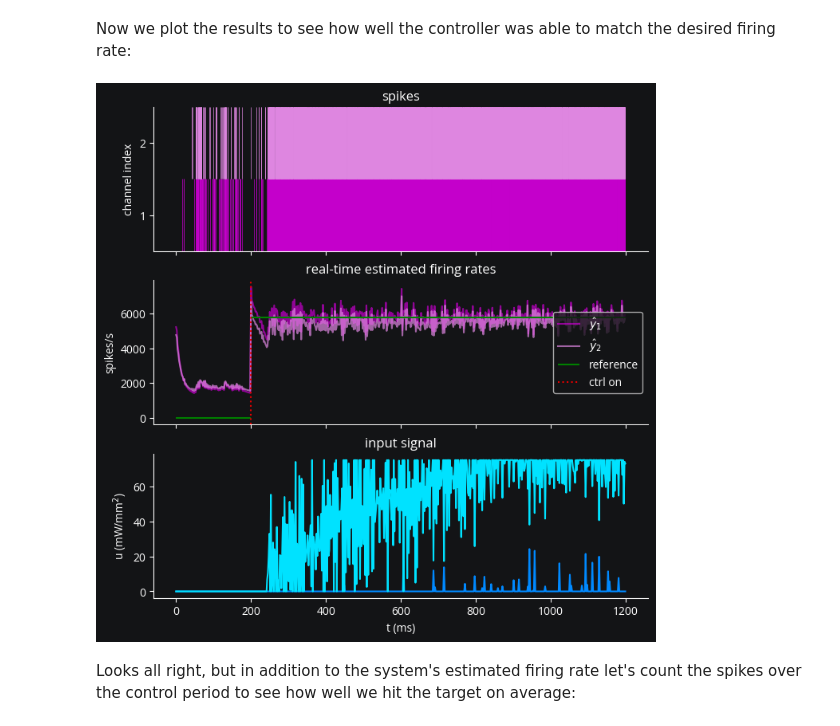
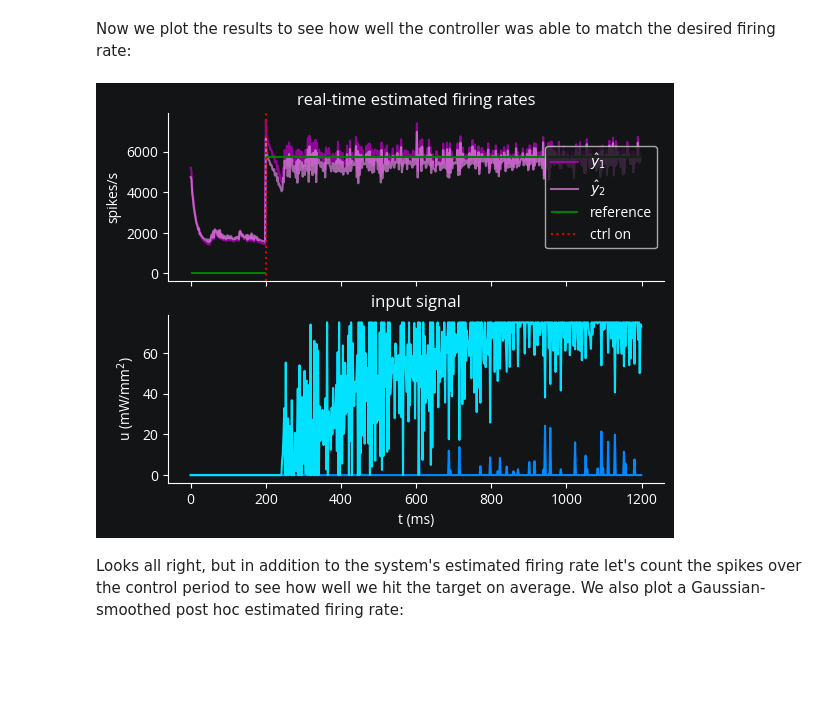
Before and after one commit to siplab-gt/cleo, a Jupyter notebook: docs/tutorials/lqr_ctrl_ldsctrlest.ipynb, the cells around one changed output. Drawn from its saved outputs; the diff is of its cells as text; code cells hidden in the pictures; blank space fills up the shorter version.

Commit message:
revamp ldsCtrlEst tutorial

```diff
--- a/docs/tutorials/lqr_ctrl_ldsctrlest.ipynb
+++ b/docs/tutorials/lqr_ctrl_ldsctrlest.ipynb
@@ -194,10 +192,7 @@ for trial in range(n_trials):
 # %% [markdown]
 We configure the {class}`~cleo.ioproc.LatencyIOProcessor` to deliver our pre-computed stimulus and record the results, resetting after each trial:
 # %%
-from cleo.ioproc import LatencyIOProcessor
-
-
-class TrainingStimIOP(LatencyIOProcessor):
+class TrainingStimIOP(cleo.ioproc.LatencyIOProcessor):
     i_samp = 0
     i_trial = 0
 
@@ -522,35 +516,32 @@ sim.run(T1)
 # %% [markdown]
 Now we plot the results to see how well the controller was able to match the desired firing rate:
 # %%
-fig, (ax1, ax2, ax3) = plt.subplots(3, 1, sharex=True, figsize=(8, 8))
-spikes1 = spikes.t[spikes.i == 0] / ms
-spikes2 = spikes.t[spikes.i == 1] / ms
-ax1.eventplot([spikes1, spikes2], lineoffsets=[1, 2], colors=[cy1, cy2], lw=0.5)
-ax1.set(ylabel="channel index", ylim=(0.5, 2.5), title="spikes", yticks=[1, 2])
-ax2.set(ylabel="spikes/s", title="real-time estimated firing rates")
-ax2.plot(
+fig, (ax1, ax2) = plt.subplots(2, 1, sharex=True)
+ax1.set(ylabel="spikes/s", title="real-time estimated firing rates")
+ax1.plot(
     ctrl_loop.t_samp / ms,
     ctrl_loop.y_hat[0] / dt,
     c=cy1,
     alpha=0.7,
     label="$\\hat{y}_1$",
 )
-ax2.plot(
+ax1.plot(
     ctrl_loop.t_samp / ms,
     ctrl_loop.y_hat[1] / dt,
     c=cy2,
     alpha=0.7,
     label="$\\hat{y}_2$",
 )
-ax2.hlines((y_ref / dt) / Hz, T0 / ms, (T0 + T1) / ms, color="green", label="reference")
-ax2.hlines(0, 0, T0 / ms, color="green")
-ax2.axvline(T0 / ms, c="xkcd:red", linestyle=":", label="ctrl on")
-ax2.legend(loc="right")
-ax3.plot(fibers.t / b2.ms, fibers.irradiance_[:, 0], c=cu1)
-ax3.plot(fibers.t / b2.ms, fibers.irradiance_[:, 1], c=cu2)
-ax3.set(xlabel="t (ms)", ylabel="u (mW/mm$^2$)", title="input signal");
+ax1.hlines((y_ref / dt) / Hz, T0 / ms, (T0 + T1) / ms, color="green", label="reference")
+ax1.hlines(0, 0, T0 / ms, color="green")
+ax1.axvline(T0 / ms, c="xkcd:red", linestyle=":", label="ctrl on")
+ax1.legend(loc="right")
+ax2.plot(fibers.t / b2.ms, fibers.irradiance_[:, 0], c=cu1)
+ax2.plot(fibers.t / b2.ms, fibers.irradiance_[:, 1], c=cu2)
+ax2.set(xlabel="t (ms)", ylabel="u (mW/mm$^2$)", title="input signal");
 # %% [output]
-[figure, old version]
+[figure, new version]
 # %% [markdown]
-Looks all right, but in addition to the system's estimated firing rate let's count the spikes over the control period to see how well we hit the target on average:
+Looks all right, but in addition to the system's estimated firing rate let's count the spikes over the control period to see how well we hit the target on average.
+We also plot a Gaussian-smoothed post hoc estimated firing rate:
 # %%
```
Also changed, not shown: parts of 19 cells of this notebook.
